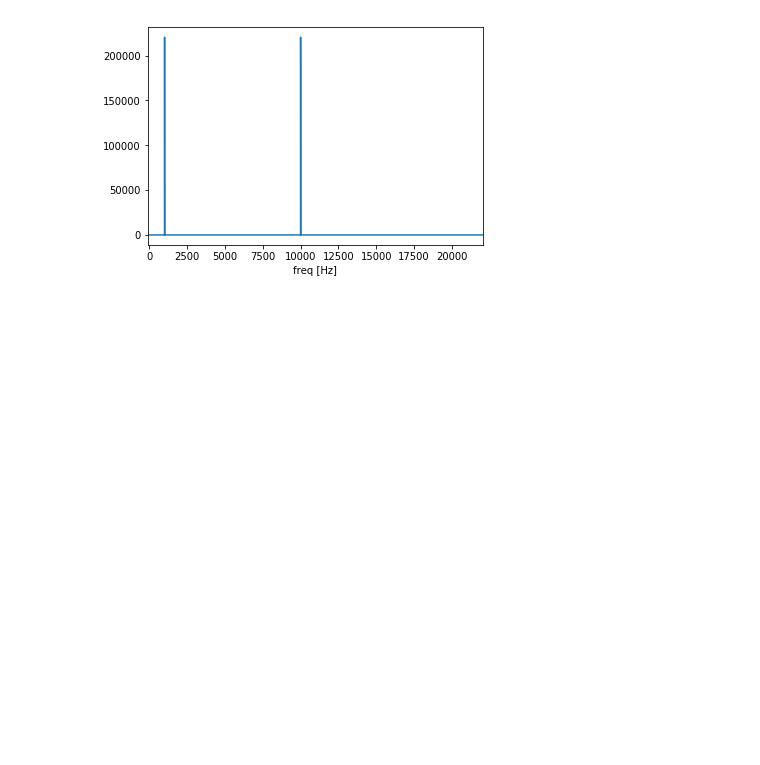
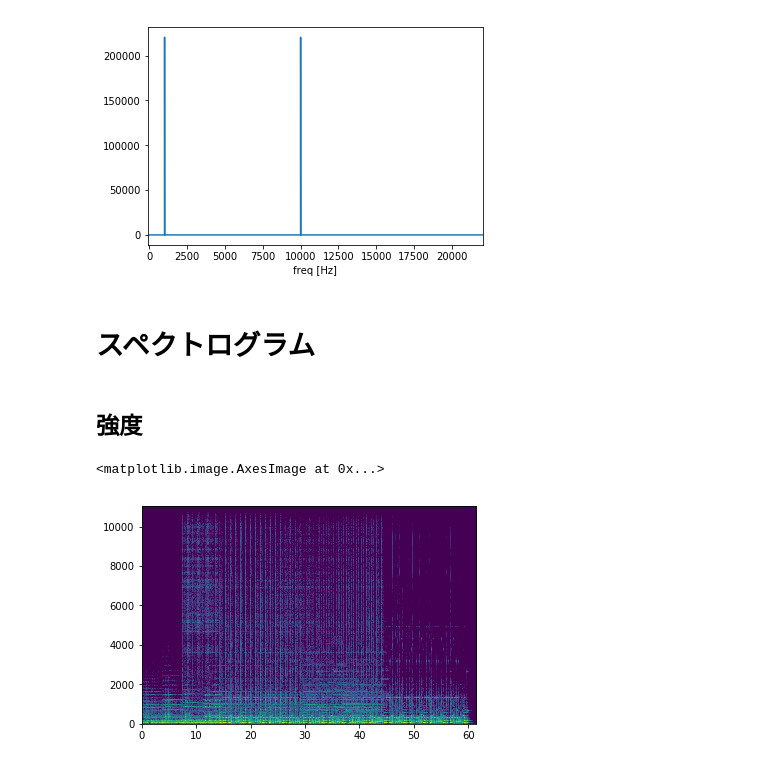
Before and after one commit to fkubota/notebook, a Jupyter notebook: 04_Fourie.ipynb, the cells around one changed output. Saved outputs shown, nothing was run; the diff lists cells and outputs as text; code cells hidden in the pictures; blank space fills up the shorter version.

```diff
--- a/04_Fourie.ipynb
+++ b/04_Fourie.ipynb
@@ -31,3 +31,19 @@ plt.xlabel('freq [Hz]')
 # %% [output]
 Text(0.5, 0, 'freq [Hz]')
 [figure]
+# %% [markdown]
+# スペクトログラム
+# %%
+path = librosa.util.example_audio_file()
+wav, sr = librosa.load(path)
+# %% [markdown]
+## 強度
+# %%
+spec = np.abs(librosa.stft(wav))[:, :int(sr/2)]
+spec = librosa.amplitude_to_db(spec)
+
+plt.imshow(spec, aspect='auto', origin='lower', extent=(0, len(wav)/sr, 0, int(sr/2)))
+# plt.xlim(0, 2)
+# %% [output]
+<matplotlib.image.AxesImage at 0x...>
+[figure, added]
```
Also changed, not shown: parts of 4 cells of this notebook.
